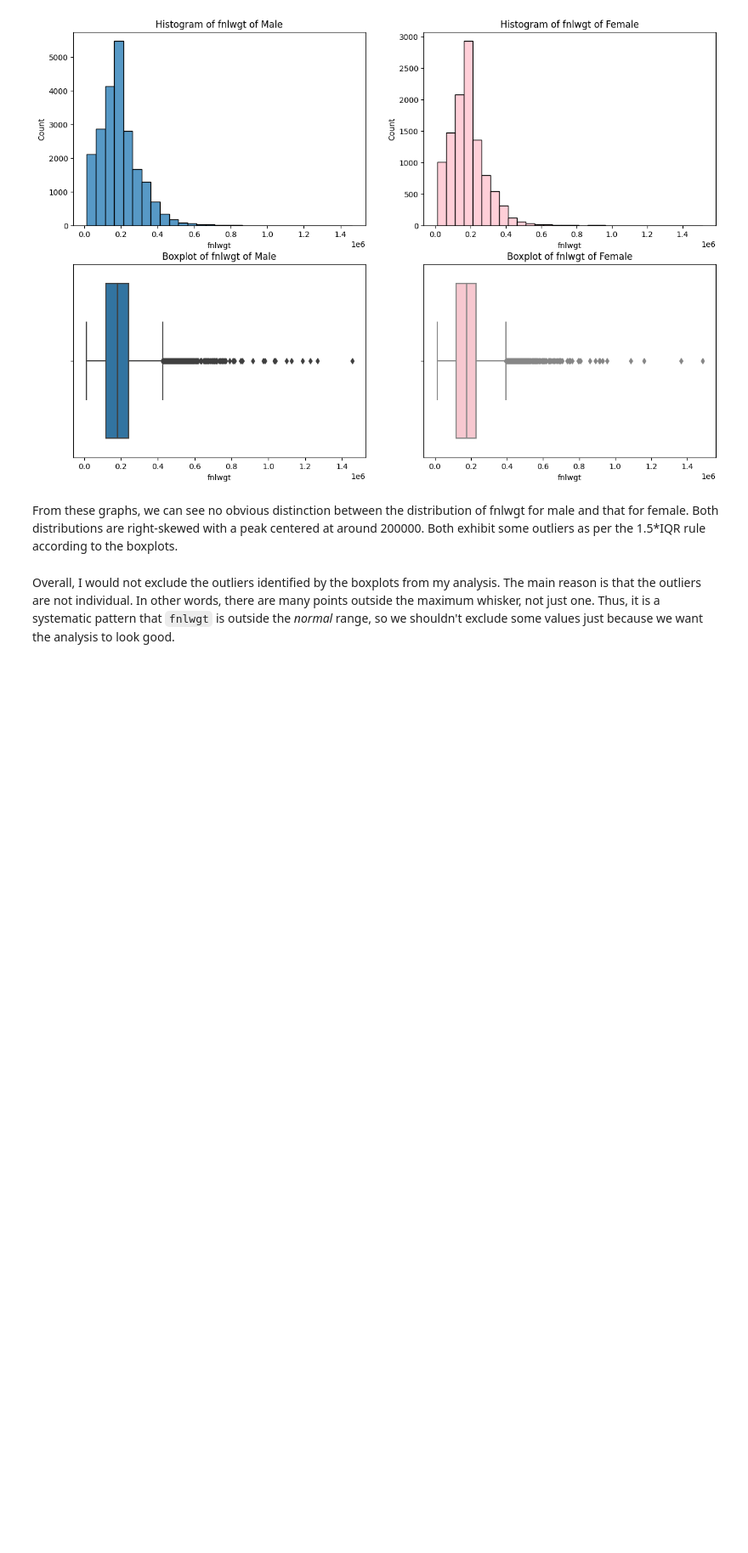
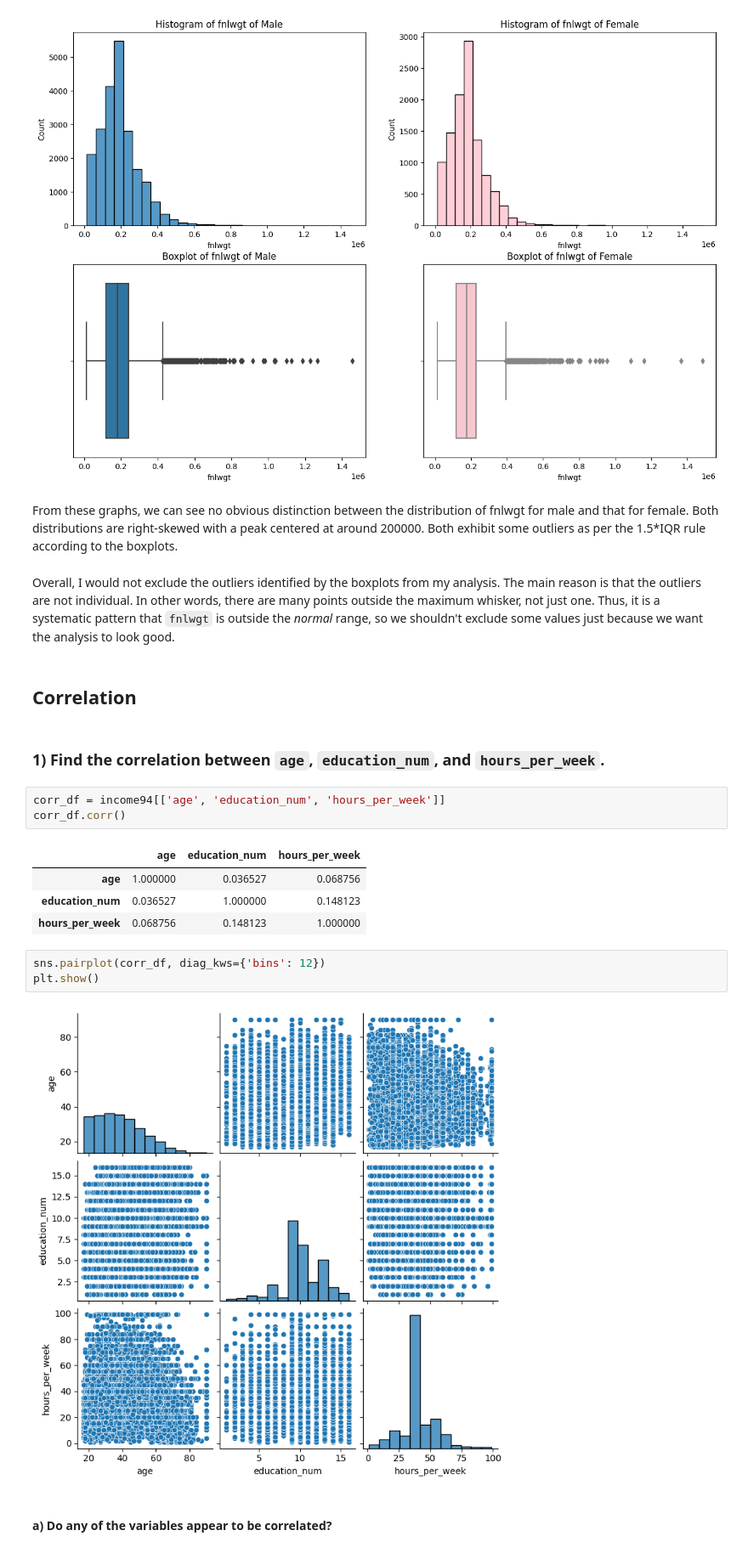
Before and after one commit to BullDF/JSC270_HW2_2022_YMENG, a Jupyter notebook: Assignment2_YMENG.ipynb, the cells around one changed output. Shown at 85% size. Drawn from its saved outputs; the diff is of its cells as text; blank space fills up the shorter version.

Commit message:
Finished correlation part

```diff
--- a/Assignment2_YMENG.ipynb
+++ b/Assignment2_YMENG.ipynb
@@ -231,3 +231,22 @@ plt.show()
 From these graphs, we can see no obvious distinction between the distribution of fnlwgt for male and that for female. Both distributions are right-skewed with a peak centered at around 200000. Both exhibit some outliers as per the 1.5*IQR rule according to the boxplots.
 # %% [markdown]
 Overall, I would not exclude the outliers identified by the boxplots from my analysis. The main reason is that the outliers are not individual. In other words, there are many points outside the maximum whisker, not just one. Thus, it is a systematic pattern that `fnlwgt` is outside the *normal* range, so we shouldn't exclude some values just because we want the analysis to look good.
+# %% [markdown]
+## Correlation
+# %% [markdown]
+### 1) Find the correlation between `age`, `education_num`, and `hours_per_week`.
+# %%
+corr_df = income94[['age', 'education_num', 'hours_per_week']]
+corr_df.corr()
+# %% [output]
+|  | age | education_num | hours_per_week |
+| age | 1.000000 | 0.036527 | 0.068756 |
+| education_num | 0.036527 | 1.000000 | 0.148123 |
+| hours_per_week | 0.068756 | 0.148123 | 1.000000 |
+# %%
+sns.pairplot(corr_df, diag_kws={'bins': 12})
+plt.show()
+# %% [output]
+[figure, added]
+# %% [markdown]
+#### a) Do any of the variables appear to be correlated?
```
Also changed, not shown: parts of 19 cells of this notebook.
